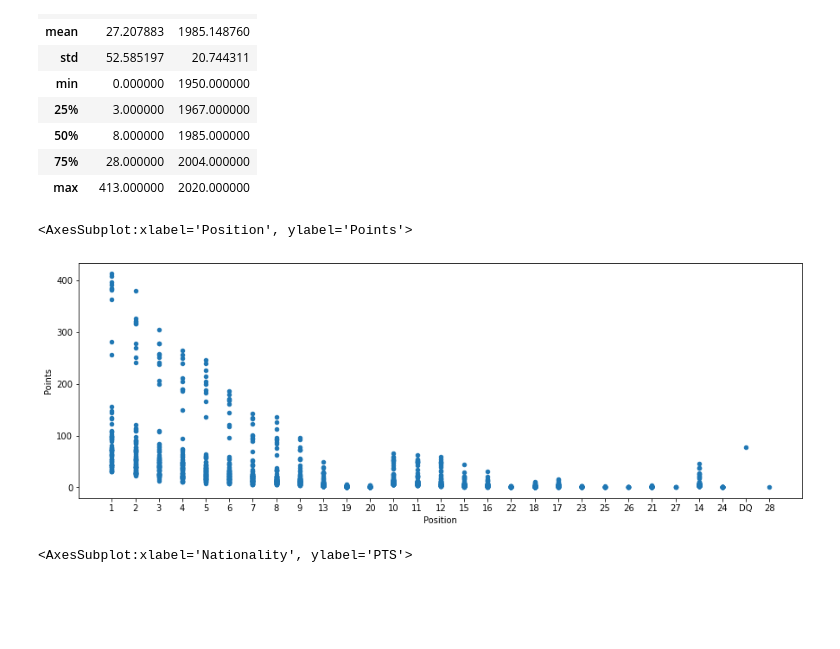
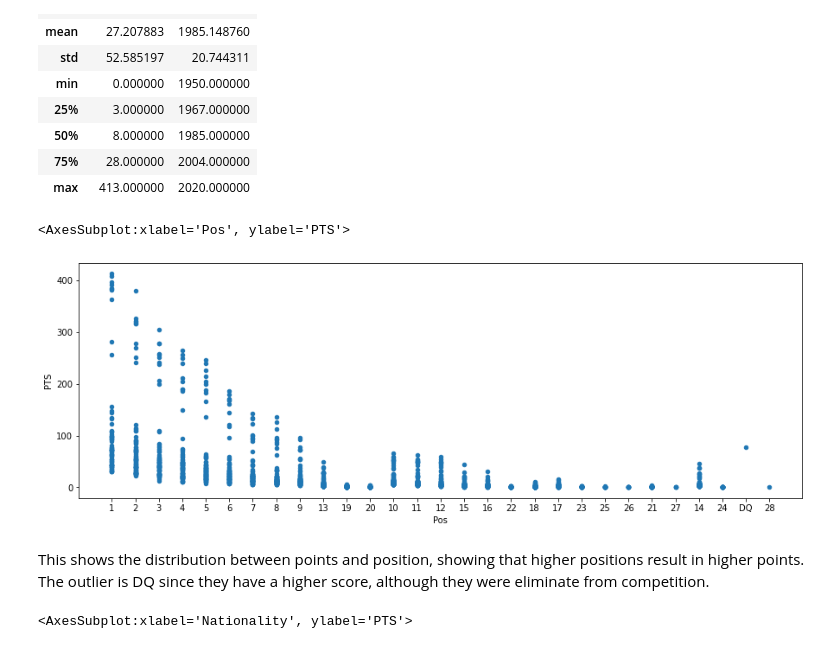
Before and after one commit to data301-2021-winter1/project-group12, a Jupyter notebook: notebooks/EvanS.ipynb, the cells around one changed output. Saved outputs shown, nothing was run; the diff lists cells and outputs as text; code cells hidden in the pictures; blank space fills up the shorter version.

```diff
--- a/notebooks/EvanS.ipynb
+++ b/notebooks/EvanS.ipynb
@@ -13,7 +13,7 @@ print(pd.__version__)
 # %% [output]
 1.3.2
 # %%
-f1data = pd.read_csv("cleanedf1data.csv")
+f1data = pd.read_csv("../data/raw/f1data.csv")
 # %%
 f1data
 # %% [output]
@@ -55,10 +53,12 @@ f1data.describe().apply(lambda s: s.apply(lambda x: format(x, 'f')))
 | 75% | 28.000000 | 2004.000000 |
 | max | 413.000000 | 2020.000000 |
 # %%
-f1data.plot(kind='scatter', x='Position', y='Points',figsize=(15,5))
+f1data.plot(kind='scatter', x='Pos', y='PTS',figsize=(15,5))
 # %% [output]
-<AxesSubplot:xlabel='Position', ylabel='Points'>
+<AxesSubplot:xlabel='Pos', ylabel='PTS'>
-[figure, old version]
+[figure, new version]
+# %% [markdown]
+This shows the distribution between points and position, showing that higher positions result in higher points. The outlier is DQ since they have a higher score, although they were eliminate from competition.
 # %%
 f1data.plot(kind='scatter', x='Nationality', y='PTS',figsize=(15,5))
 # %% [output]
```
Also changed, not shown: parts of 12 cells of this notebook.
